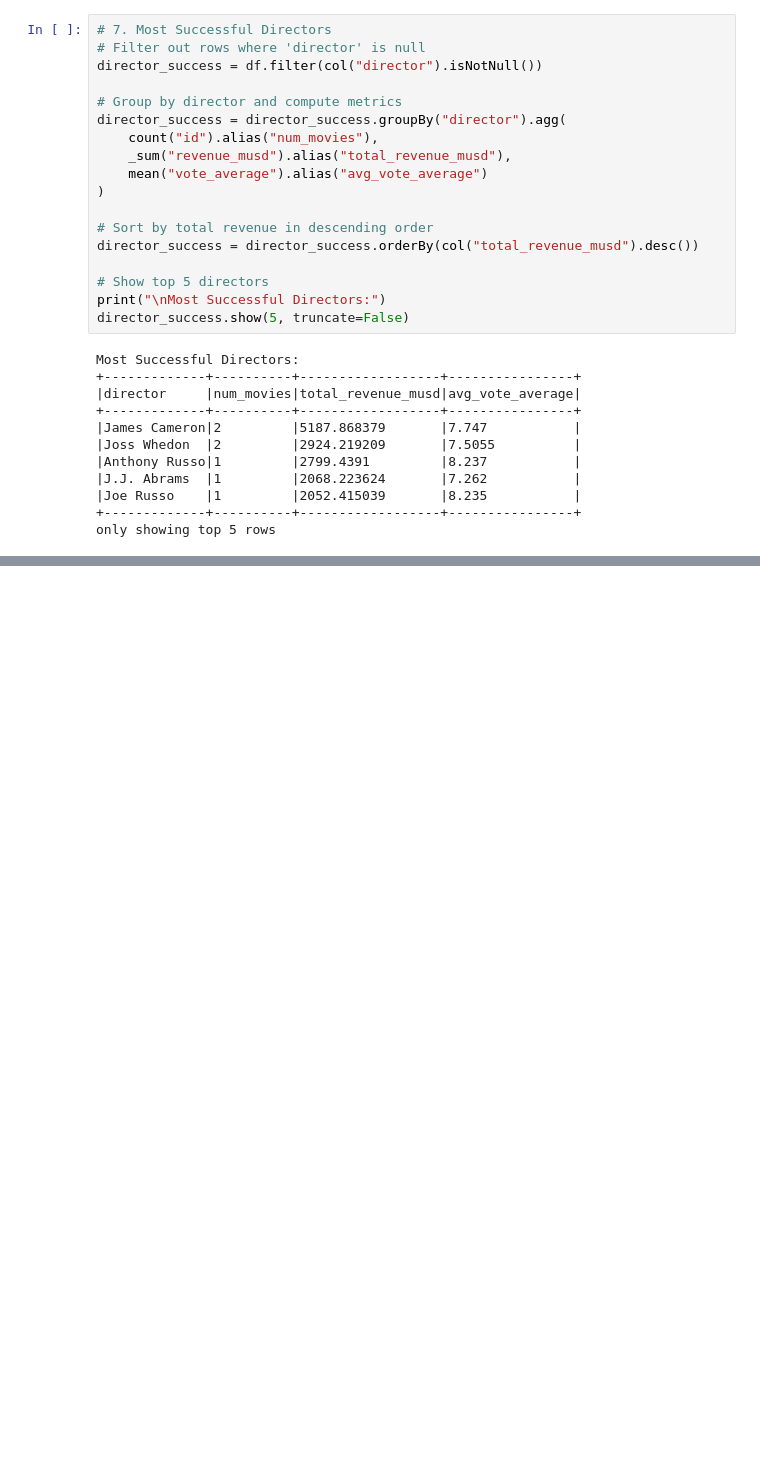
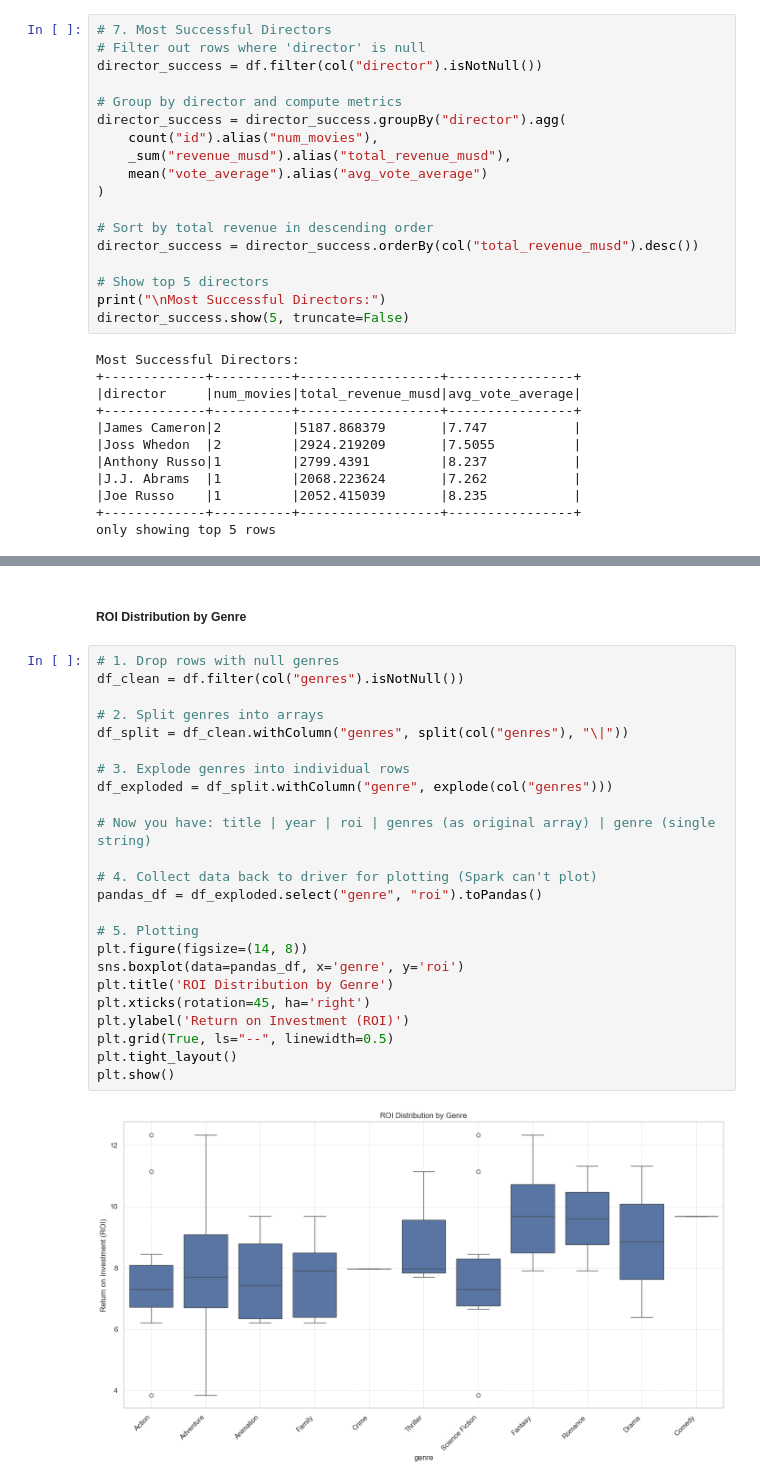
Before and after one commit to ayertey1/GTP_DE-Projects, a Jupyter notebook: wrangler.ipynb, the cells around one changed output, grey strips where cells are left out. Saved outputs shown, nothing was run; the diff lists cells and outputs as text; blank space fills up the shorter version.

```diff
--- a/wrangler.ipynb
+++ b/wrangler.ipynb
@@ -401,0 +434,28 @@ only showing top 5 rows
+# %% [markdown]
+##### ROI Distribution by Genre
+# %%
+# 1. Drop rows with null genres
+df_clean = df.filter(col("genres").isNotNull())
+
+# 2. Split genres into arrays
+df_split = df_clean.withColumn("genres", split(col("genres"), "\|"))
+
+# 3. Explode genres into individual rows
+df_exploded = df_split.withColumn("genre", explode(col("genres")))
+
+# Now you have: title | year | roi | genres (as original array) | genre (single string)
+
+# 4. Collect data back to driver for plotting (Spark can't plot)
+pandas_df = df_exploded.select("genre", "roi").toPandas()
+
+# 5. Plotting
+plt.figure(figsize=(14, 8))
+sns.boxplot(data=pandas_df, x='genre', y='roi')
+plt.title('ROI Distribution by Genre')
+plt.xticks(rotation=45, ha='right')
+plt.ylabel('Return on Investment (ROI)')
+plt.grid(True, ls="--", linewidth=0.5)
+plt.tight_layout()
+plt.show()
+# %% [output]
+[figure, added]
```
Also changed, not shown: parts of 10 cells of this notebook, 2 other files.
